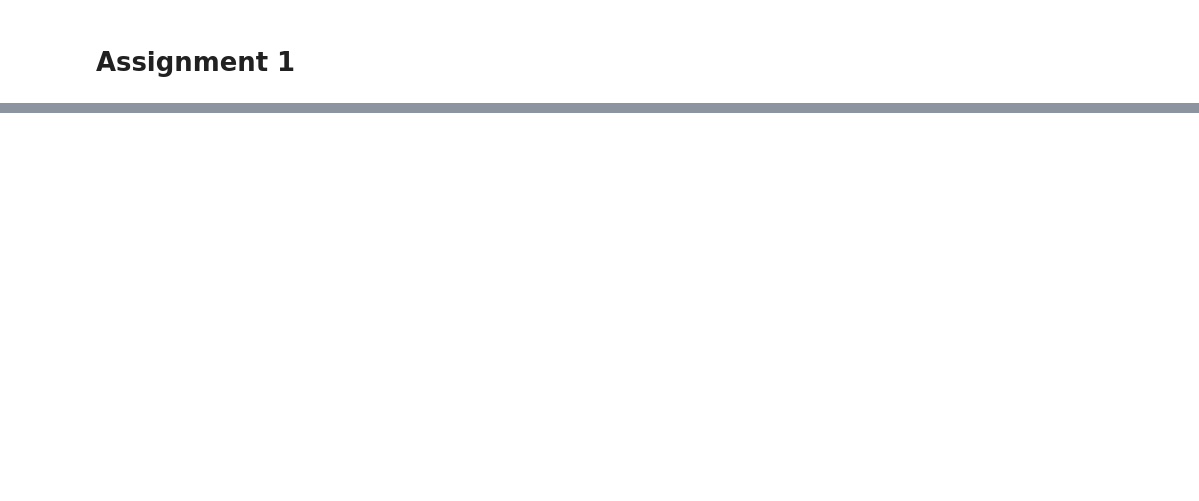
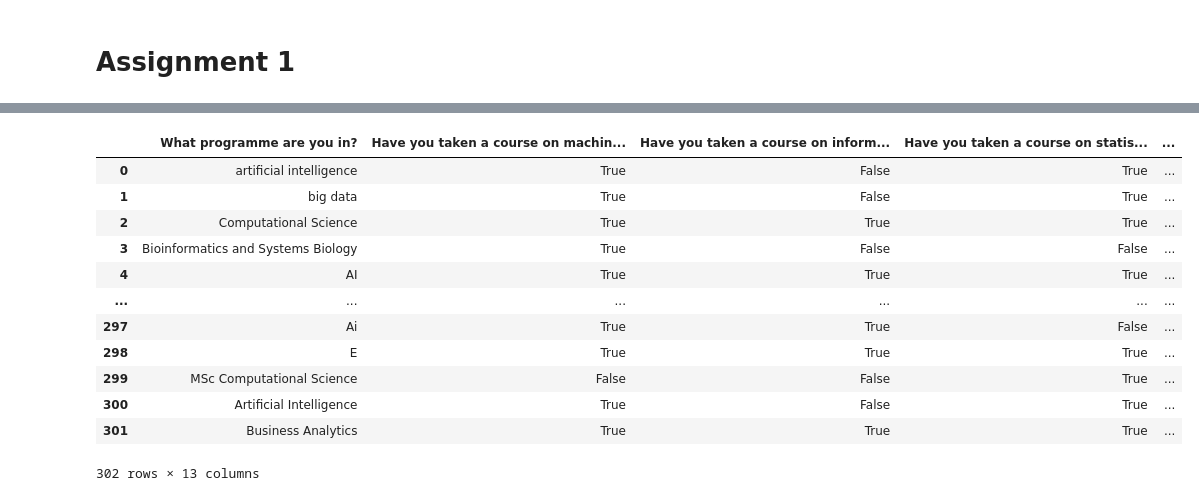
Before and after one commit to sandergs92/dmt-assignment-1, a Jupyter notebook: assignment_1/notebook_1.ipynb, the cells around one changed output, grey strips where cells are left out. Drawn from its saved outputs; the diff is of its cells as text; code cells hidden in the pictures; blank space fills up the shorter version.

```diff
--- a/assignment_1/notebook_1.ipynb
+++ b/assignment_1/notebook_1.ipynb
@@ -107,20 +110,52 @@ df['competition'].values[df['competition'].values < 0] = 0
 # clean bedtime column
 df.rename(columns={'Time you went to be Yesterday': 'bedtime'}, inplace=True)
 
-# for new, old in zip(list(df_temp['Time you went to be Yesterday']), list(df['bedtime'])):
-#     df['bedtime'] = df['bedtime'].replace([old], new)
-
-# for new, old in zip(list(df_temp['Time you went to be Yesterday']), list(df['bedtime'])):
-#     print(new, old)
-
 def clean_time(old):
-    print(old)
-    pass
+    old = old.lower()
+    if re.match('^[0-9]{2}\:[0-9]{2}$', old):
+        return old
+    elif re.match('^[0-9{2}\.[0-9]{2}$', old):
+        return old[0:2]
+    elif re.match('^[0-9]{2}$', old):
+        keep = {'9', '10', '11', '12', '21', '22', '23', '24'}
+        if old in keep:
+            new = old + ':' + '00'
+            return new
+        else:
+            return np.nan
+    elif len(old) == 1:
+        return np.nan
+    elif re.match('^[0-9]{4}$', old):
+        return old[0:2] + ':' + old[2:4]
+    elif old[-2:] == 'am':
+        digits = re.sub('[^0-9]', '', old)
+        if len(digits) == 4:
+            return digits[0:2] + ':' + digits[2:4]
+        elif len(digits) == 3:
+            return '0' + digits[0] + ':' + digits[1:3]
+        elif len(digits) == 2:
+            print("Fail!")
+            print(digits)
+        else:
+            return '0' + digits + ':00'
+    else:
+        print("Fail", old)
+    # if ':' in old:
+    #     old = old.replace(':', '')
+    #     if old.isdigit():
+    #         return old
+    #     else:
+    #         print(old)
+    # else:
+    #     print(old)
 
 for index, row in df.iterrows():
     old_time = (row['bedtime'])
-    print(old_time)
+    new_time = clean_time(old_time)
+    print()
     # df['bedtime'] = df['bedtime'].replace([old_time], new_time)
+
+display(df)
 
 
 # What kinds of attributes are there
@@ -154,0 +190,13 @@ Banana
+|  | What programme are you in? | Have you taken a course on machin... | Have you taken a course on inform... | Have you taken a course on statis... | ... |
+| 0 | artificial intelligence | True | False | True | ... |
+| 1 | big data | True | False | True | ... |
+| 2 | Computational Science | True | True | True | ... |
+| 3 | Bioinformatics and Systems Biology | True | False | False | ... |
+| 4 | AI | True | True | True | ... |
+| ... | ... | ... | ... | ... | ... |
+| 297 | Ai | True | True | False | ... |
+| 298 | E | True | True | True | ... |
+| 299 | MSc Computational Science | False | False | True | ... |
+| 300 | Artificial Intelligence | True | False | True | ... |
+| 301 | Business Analytics | True | True | True | ... |
+302 rows × 13 columns
```
Also changed, not shown: parts of 5 cells of this notebook.
